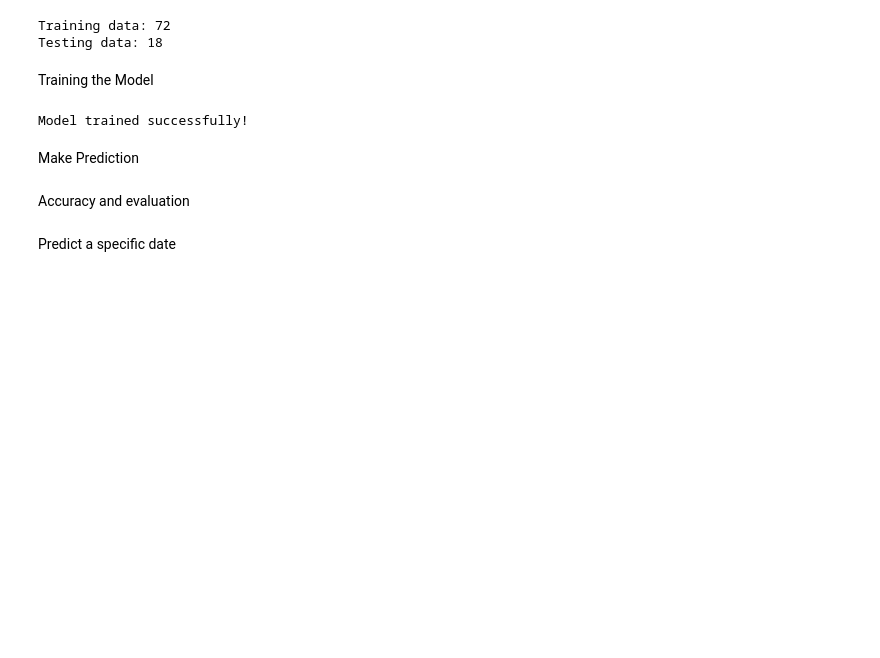
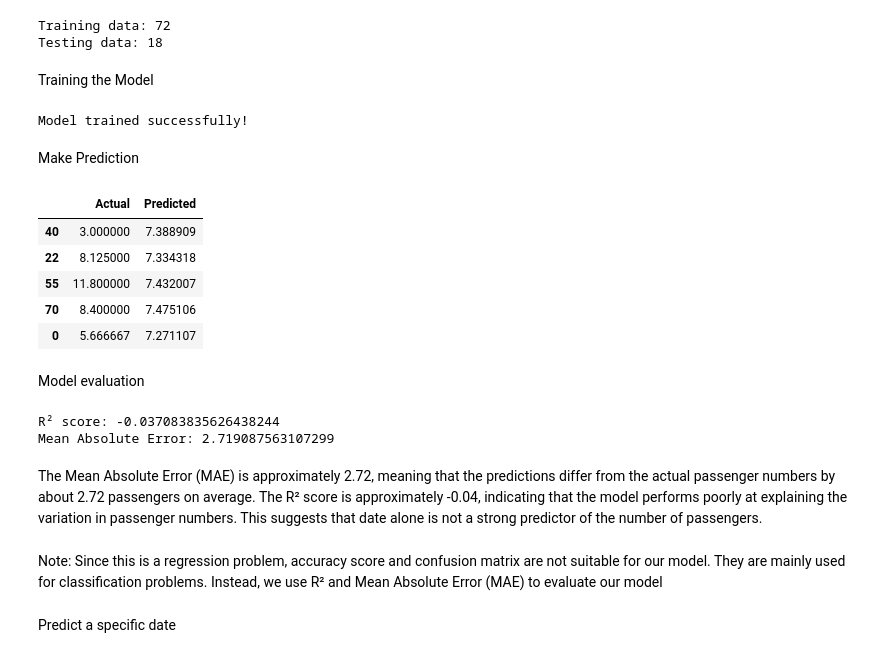
Before and after one commit to lisanahi/Intro-to-AI-assignment-2, a Jupyter notebook: assignment_2.ipynb, the cells around one changed output. Drawn from its saved outputs; the diff is of its cells as text; code cells hidden in the pictures; blank space fills up the shorter version.

```diff
--- a/assignment_2.ipynb
+++ b/assignment_2.ipynb
@@ -167,7 +183,36 @@ print("Model trained successfully!")
 Model trained successfully!
 # %% [markdown]
 Make Prediction
-# %% [markdown]
-Accuracy and evaluation
+# %%
+y_pred = model.predict(X_test)
+
+predictions = pd.DataFrame({
+    "Actual": y_test,
+    "Predicted": y_pred
+})
+
+predictions.head()
+# %% [output]
+|  | Actual | Predicted |
+| 40 | 3.000000 | 7.388909 |
+| 22 | 8.125000 | 7.334318 |
+| 55 | 11.800000 | 7.432007 |
+| 70 | 8.400000 | 7.475106 |
+| 0 | 5.666667 | 7.271107 |
+# %% [markdown]
+ Model evaluation
+# %%
+r2 = r2_score(y_test, y_pred)
+mae = mean_absolute_error(y_test, y_pred)
+
+print("R² score:", r2)
+print("Mean Absolute Error:", mae)
+# %% [output]
+R² score: -0.037083835626438244
+Mean Absolute Error: 2.719087563107299
+# %% [markdown]
+The Mean Absolute Error (MAE) is approximately 2.72, meaning that the predictions differ from the actual passenger numbers by about 2.72 passengers on average. The R² score is approximately -0.04, indicating that the model performs poorly at explaining the variation in passenger numbers. This suggests that date alone is not a strong predictor of the number of passengers.
+# %% [markdown]
+Note: Since this is a regression problem, accuracy score and confusion matrix are not suitable for our model. They are mainly used for classification problems. Instead, we use R² and Mean Absolute Error (MAE) to evaluate our model
 # %% [markdown]
 Predict a specific date
```
Also changed, not shown: parts of 2 cells of this notebook, 1 other file.
